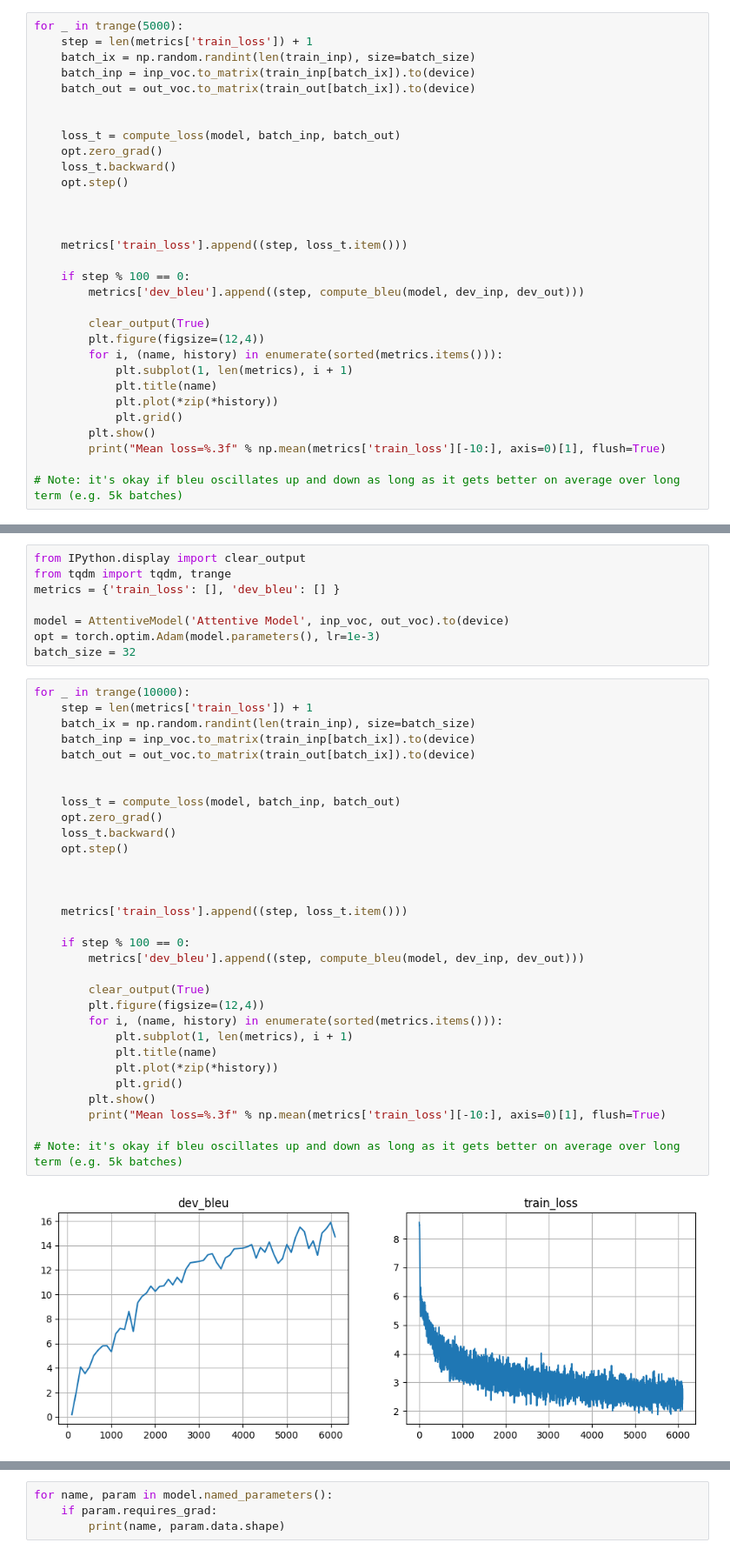
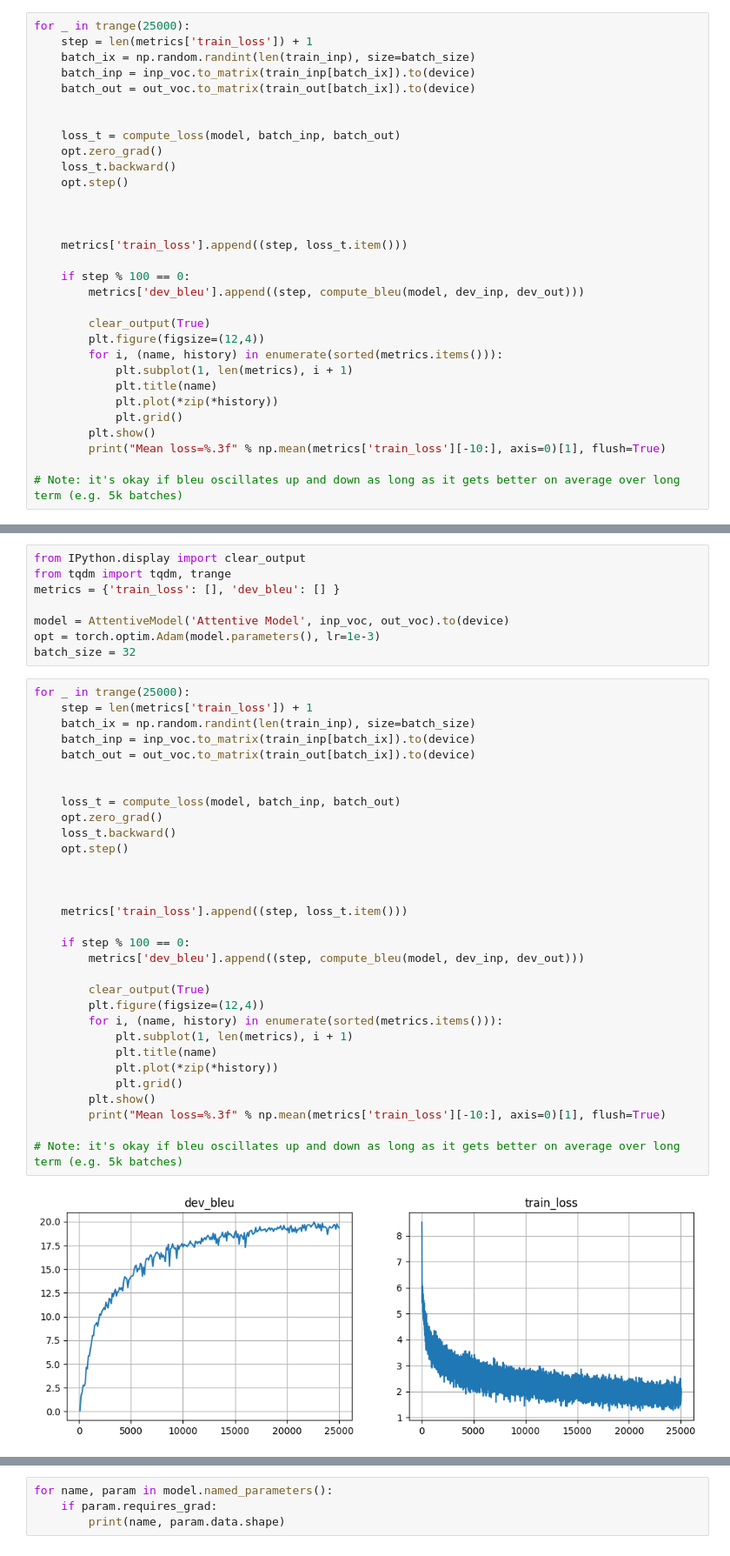
Before and after one commit to HarutHunan/YandexSDA_NLPCourseForYou_Homeworks, a Jupyter notebook: Lecture4_Attention/seminar_homework.ipynb, the cells around one changed output, grey strips where cells are left out. Shown: that part at 87% size. Drawn from its saved outputs; the diff is of its cells as text.

```diff
--- a/Lecture4_Attention/seminar_homework.ipynb
+++ b/Lecture4_Attention/seminar_homework.ipynb
@@ -382,7 +385,7 @@ model = BasicModel(inp_voc, out_voc).to(device)
 opt = torch.optim.Adam(model.parameters(), lr=1e-3)
 batch_size = 32
 # %%
-for _ in trange(5000):
+for _ in trange(25000):
     step = len(metrics['train_loss']) + 1
     batch_ix = np.random.randint(len(train_inp), size=batch_size)
     batch_inp = inp_voc.to_matrix(train_inp[batch_ix]).to(device)
@@ -769,35 +770,35 @@ model = AttentiveModel('Attentive Model', inp_voc, out_voc).to(device)
 opt = torch.optim.Adam(model.parameters(), lr=1e-3)
 batch_size = 32
 # %%
-for _ in trange(10000):
+for _ in trange(25000):
     step = len(metrics['train_loss']) + 1
     batch_ix = np.random.randint(len(train_inp), size=batch_size)
     batch_inp = inp_voc.to_matrix(train_inp[batch_ix]).to(device)
     batch_out = out_voc.to_matrix(train_out[batch_ix]).to(device)
 
 
     loss_t = compute_loss(model, batch_inp, batch_out)
     opt.zero_grad()
     loss_t.backward()
     opt.step()
 
 
 
     metrics['train_loss'].append((step, loss_t.item()))
 
     if step % 100 == 0:
         metrics['dev_bleu'].append((step, compute_bleu(model, dev_inp, dev_out)))
 
         clear_output(True)
         plt.figure(figsize=(12,4))
         for i, (name, history) in enumerate(sorted(metrics.items())):
             plt.subplot(1, len(metrics), i + 1)
             plt.title(name)
             plt.plot(*zip(*history))
             plt.grid()
         plt.show()
         print("Mean loss=%.3f" % np.mean(metrics['train_loss'][-10:], axis=0)[1], flush=True)
 
 # Note: it's okay if bleu oscillates up and down as long as it gets better on average over long term (e.g. 5k batches)
 # %% [output]
-[figure, old version]
+[figure, new version]
```
Also changed, not shown: parts of 14 cells of this notebook.
